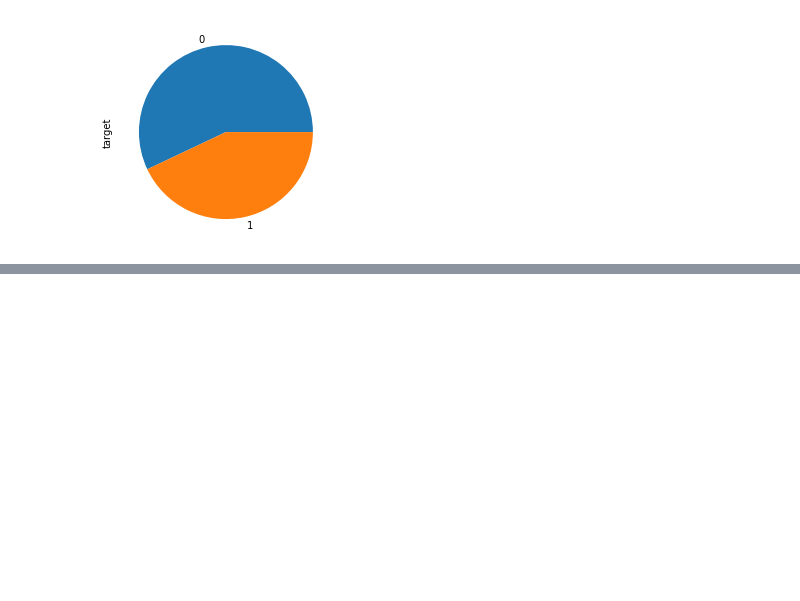
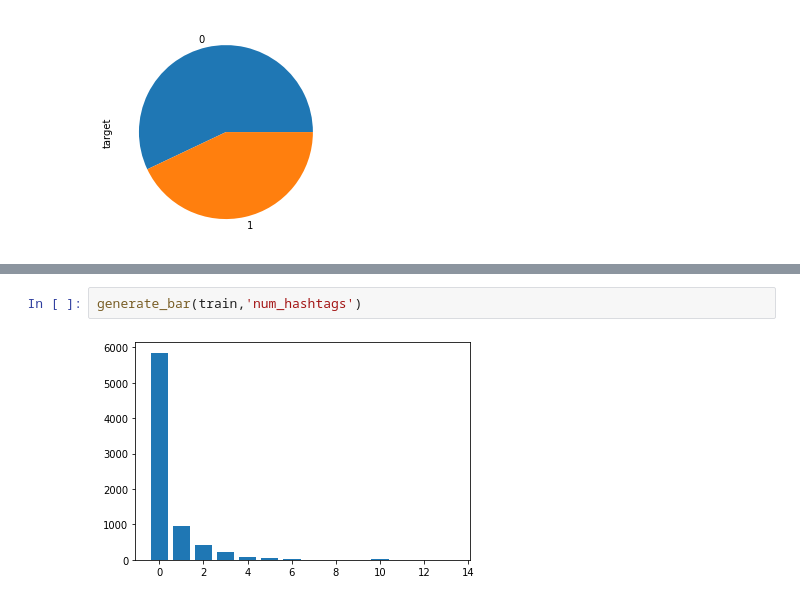
Before and after one commit to SamMatt87/kaggle-disaster-tweets, a Jupyter notebook: Exploration/Exploration.ipynb, the cells around one changed output, grey strips where cells are left out. Drawn from its saved outputs; the diff is of its cells as text; blank space fills up the shorter version.

```diff
--- a/Exploration/Exploration.ipynb
+++ b/Exploration/Exploration.ipynb
@@ -165,0 +110,4 @@ train
+# %%
+generate_bar(train,'num_hashtags')
+# %% [output]
+[figure, added]
```
Also changed, not shown: parts of 13 cells of this notebook.
